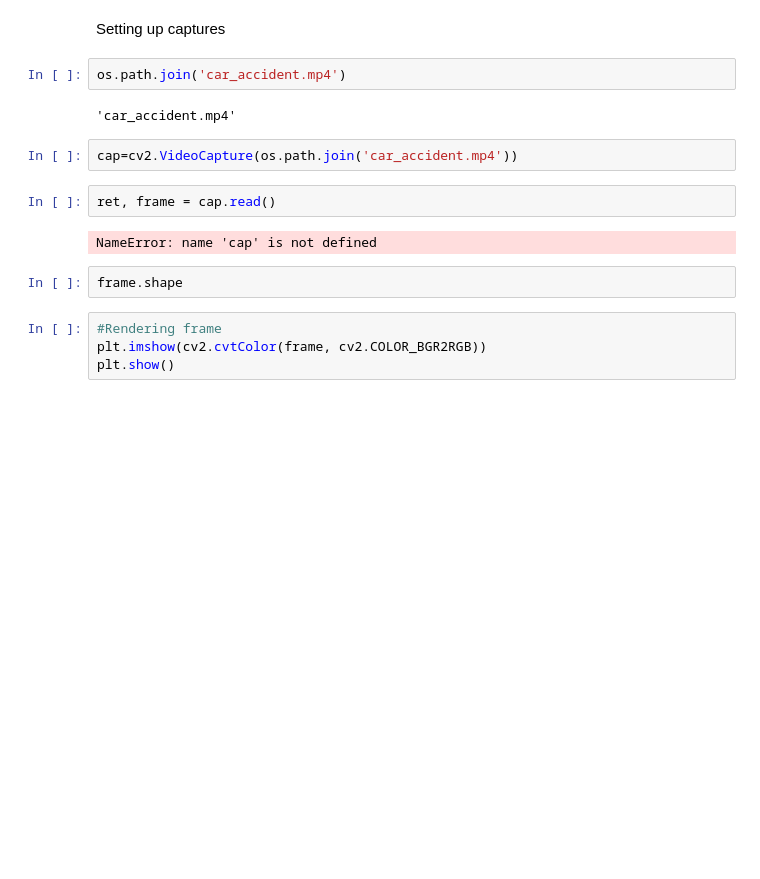
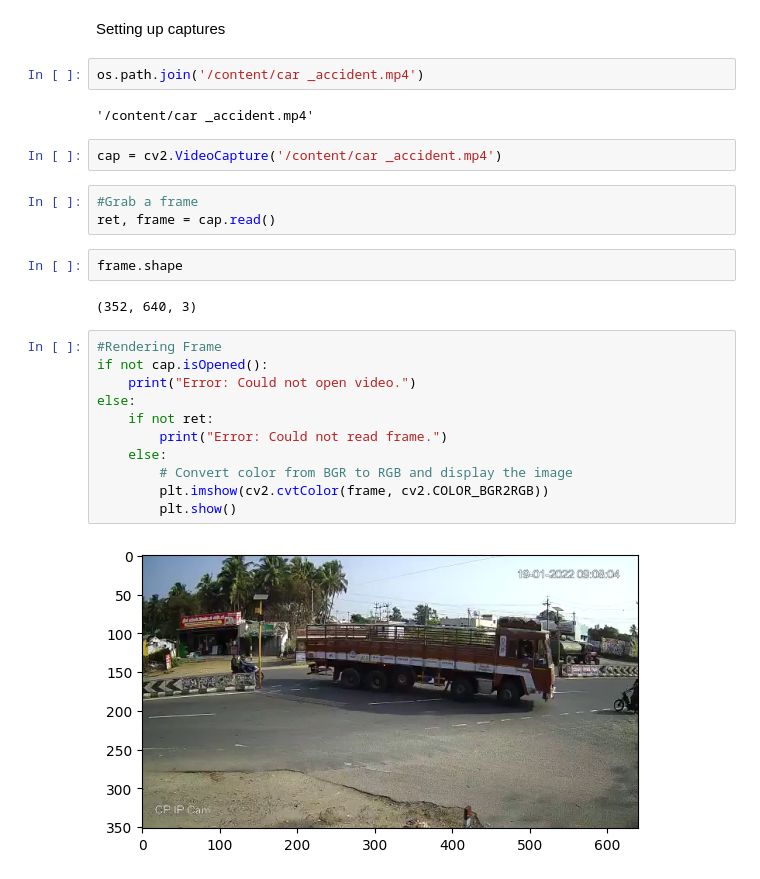
Before and after one commit to geopr2030/VidCam, a Jupyter notebook: VidCam.ipynb, the cells around one changed output. Drawn from its saved outputs; the diff is of its cells as text; blank space fills up the shorter version.

```diff
--- a/VidCam.ipynb
+++ b/VidCam.ipynb
@@ -8,18 +8,28 @@ from matplotlib import pyplot as plt
 # %% [markdown]
 Setting up captures
 # %%
-os.path.join('car_accident.mp4')
+os.path.join('/content/car _accident.mp4')
 # %% [output]
-'car_accident.mp4'
+'/content/car _accident.mp4'
 # %%
-cap=cv2.VideoCapture(os.path.join('car_accident.mp4'))
+cap = cv2.VideoCapture('/content/car _accident.mp4')
 # %%
+#Grab a frame
 ret, frame = cap.read()
-# %% [output]
-NameError: name 'cap' is not defined
 # %%
 frame.shape
+# %% [output]
+(352, 640, 3)
-# %%
-#Rendering frame
-plt.imshow(cv2.cvtColor(frame, cv2.COLOR_BGR2RGB))
-plt.show()
+# %%
+#Rendering Frame
+if not cap.isOpened():
+    print("Error: Could not open video.")
+else:
+    if not ret:
+        print("Error: Could not read frame.")
+    else:
+        # Convert color from BGR to RGB and display the image
+        plt.imshow(cv2.cvtColor(frame, cv2.COLOR_BGR2RGB))
+        plt.show()
+# %% [output]
+[figure, added]
```
Also changed, not shown: parts of 12 cells of this notebook.
